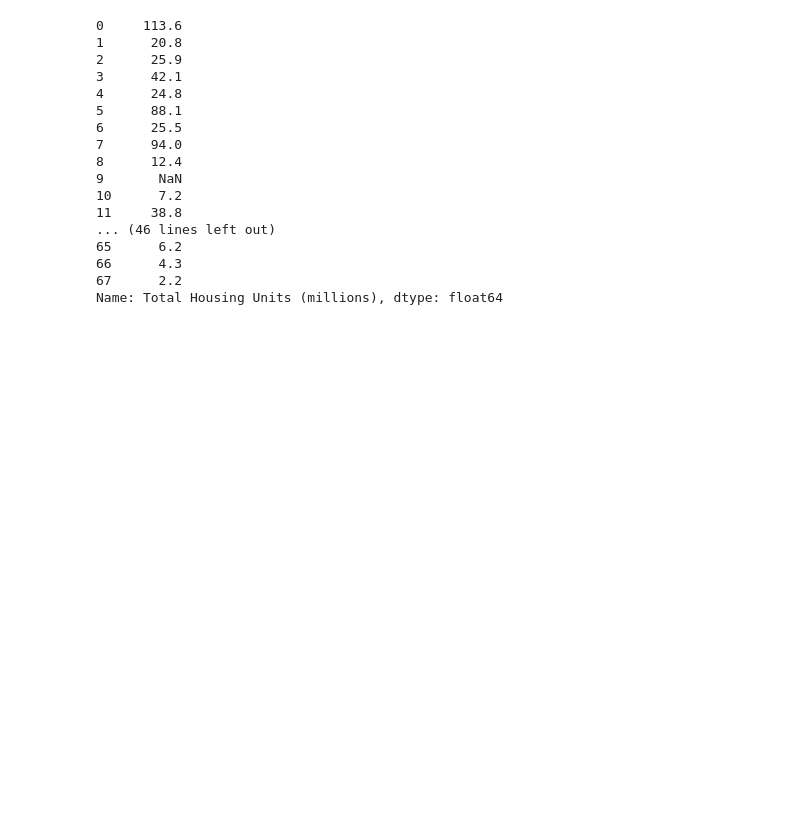
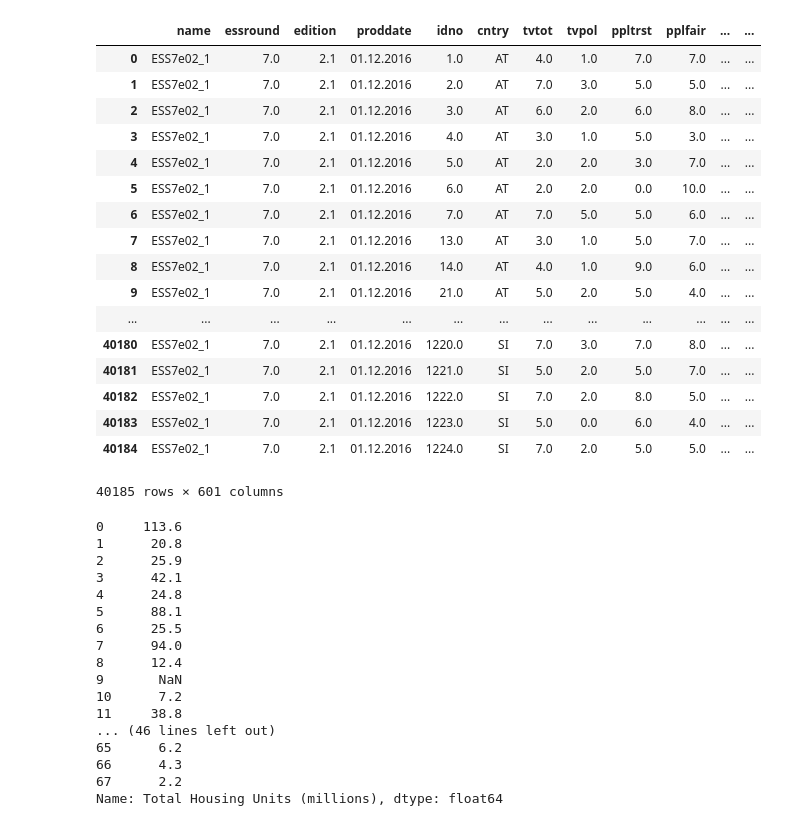
Before and after one commit to kzhang8850/ThinkStats2, a Jupyter notebook: code/report1.ipynb, the cells around one changed output. Saved outputs shown, nothing was run; the diff lists cells and outputs as text; code cells hidden in the pictures; blank space fills up the shorter version.

```diff
--- a/code/report1.ipynb
+++ b/code/report1.ipynb
@@ -35,3 +15,26 @@ consumption
+# %%
+ess = pd.read_stata('../../ESS7e02_1.dta',convert_categoricals=False,convert_missing=False)
+# %%
+ess
+# %% [output]
+|  | name | essround | edition | proddate | idno | cntry | tvtot | tvpol | ppltrst | pplfair | ... | ... |
+| 0 | ESS7e02_1 | 7.0 | 2.1 | 01.12.2016 | 1.0 | AT | 4.0 | 1.0 | 7.0 | 7.0 | ... | ... |
+| 1 | ESS7e02_1 | 7.0 | 2.1 | 01.12.2016 | 2.0 | AT | 7.0 | 3.0 | 5.0 | 5.0 | ... | ... |
+| 2 | ESS7e02_1 | 7.0 | 2.1 | 01.12.2016 | 3.0 | AT | 6.0 | 2.0 | 6.0 | 8.0 | ... | ... |
+| 3 | ESS7e02_1 | 7.0 | 2.1 | 01.12.2016 | 4.0 | AT | 3.0 | 1.0 | 5.0 | 3.0 | ... | ... |
+| 4 | ESS7e02_1 | 7.0 | 2.1 | 01.12.2016 | 5.0 | AT | 2.0 | 2.0 | 3.0 | 7.0 | ... | ... |
+| 5 | ESS7e02_1 | 7.0 | 2.1 | 01.12.2016 | 6.0 | AT | 2.0 | 2.0 | 0.0 | 10.0 | ... | ... |
+| 6 | ESS7e02_1 | 7.0 | 2.1 | 01.12.2016 | 7.0 | AT | 7.0 | 5.0 | 5.0 | 6.0 | ... | ... |
+| 7 | ESS7e02_1 | 7.0 | 2.1 | 01.12.2016 | 13.0 | AT | 3.0 | 1.0 | 5.0 | 7.0 | ... | ... |
+| 8 | ESS7e02_1 | 7.0 | 2.1 | 01.12.2016 | 14.0 | AT | 4.0 | 1.0 | 9.0 | 6.0 | ... | ... |
+| 9 | ESS7e02_1 | 7.0 | 2.1 | 01.12.2016 | 21.0 | AT | 5.0 | 2.0 | 5.0 | 4.0 | ... | ... |
+| ... | ... | ... | ... | ... | ... | ... | ... | ... | ... | ... | ... | ... |
+| 40180 | ESS7e02_1 | 7.0 | 2.1 | 01.12.2016 | 1220.0 | SI | 7.0 | 3.0 | 7.0 | 8.0 | ... | ... |
+| 40181 | ESS7e02_1 | 7.0 | 2.1 | 01.12.2016 | 1221.0 | SI | 5.0 | 2.0 | 5.0 | 7.0 | ... | ... |
+| 40182 | ESS7e02_1 | 7.0 | 2.1 | 01.12.2016 | 1222.0 | SI | 7.0 | 2.0 | 8.0 | 5.0 | ... | ... |
+| 40183 | ESS7e02_1 | 7.0 | 2.1 | 01.12.2016 | 1223.0 | SI | 5.0 | 0.0 | 6.0 | 4.0 | ... | ... |
+| 40184 | ESS7e02_1 | 7.0 | 2.1 | 01.12.2016 | 1224.0 | SI | 7.0 | 2.0 | 5.0 | 5.0 | ... | ... |
+40185 rows × 601 columns
 # %%
 consumption['Total Housing Units (millions)']
 # %% [output]
```
Also changed, not shown: parts of 4 cells of this notebook.
